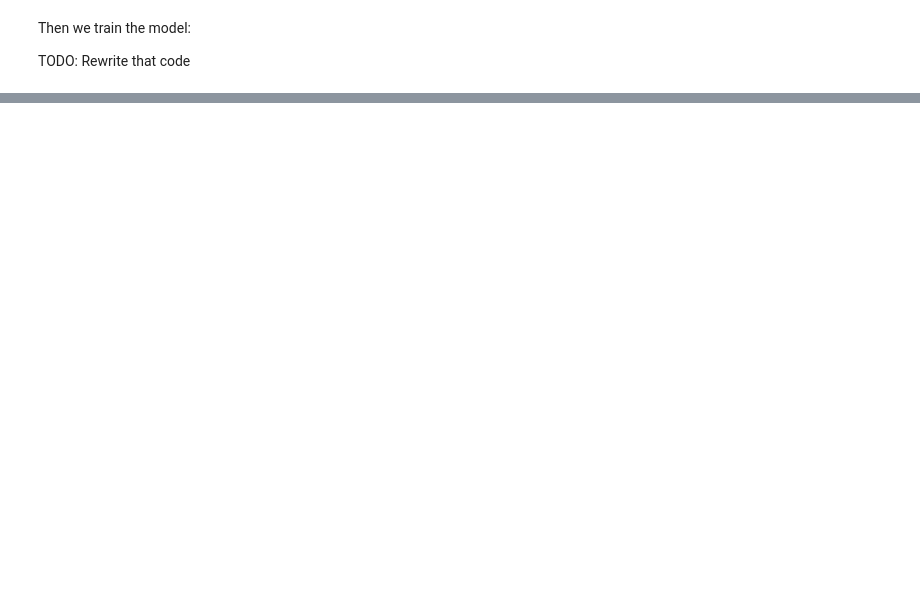
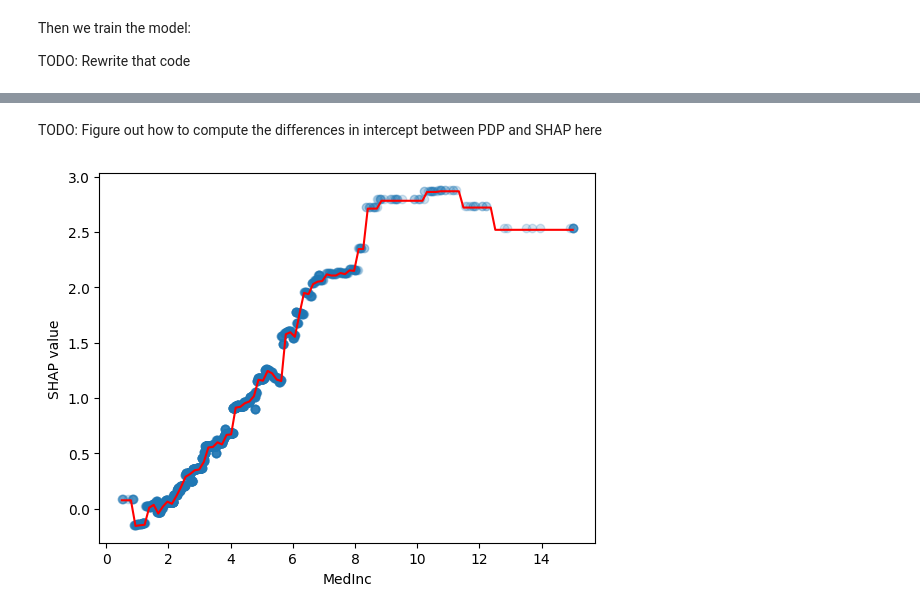
Before and after one commit to christophM/shap-book, a Jupyter notebook: manuscript/interpretation.ipynb, the cells around one changed output, grey strips where cells are left out. Drawn from its saved outputs; the diff is of its cells as text; code cells hidden in the pictures; blank space fills up the shorter version.

```diff
--- a/manuscript/interpretation.ipynb
+++ b/manuscript/interpretation.ipynb
@@ -129,0 +226,7 @@ fig,ax = shap.partial_dependence_plot(
+# %%
+first_row = X.iloc[np.repeat(0, 100)]
+# create the MedInc column with values ranging from min(MedInc) to max(MedInc) on an equidistant grid
+MedIncRange = np.linspace(X['MedInc'].min(), X['MedInc'].max(), num=100)
+first_row['MedInc'] = MedIncRange
+# print the new DataFrame
+print(first_row)
@@ -129,0 +255,24 @@ fig,ax = shap.partial_dependence_plot(
+# %%
+preds = model_ebm.predict(first_row)
+# %% [markdown]
+TODO: Figure out how to compute the differences in intercept between PDP and SHAP here
+# %%
+correction_factor = 0.68
+# %%
+import numpy as np
+
+Xpred = model_ebm.predict(X).mean()
+
+# plot SHAP values against feature values
+plt.scatter(X[feature_name], shap_values_ebm.values[:, feature_idx] + correction_factor, alpha=0.2)
+plt.xlabel(feature_name)
+plt.ylabel('SHAP value')
+
+
+x0pred = model_ebm.predict(X.iloc[[0]])
+
+plt.plot(MedIncRange, preds - x0pred, color='red')
+
+plt.show()
+# %% [output]
+[figure, added]
```
Also changed, not shown: parts of 35 cells of this notebook, 6 other files.
